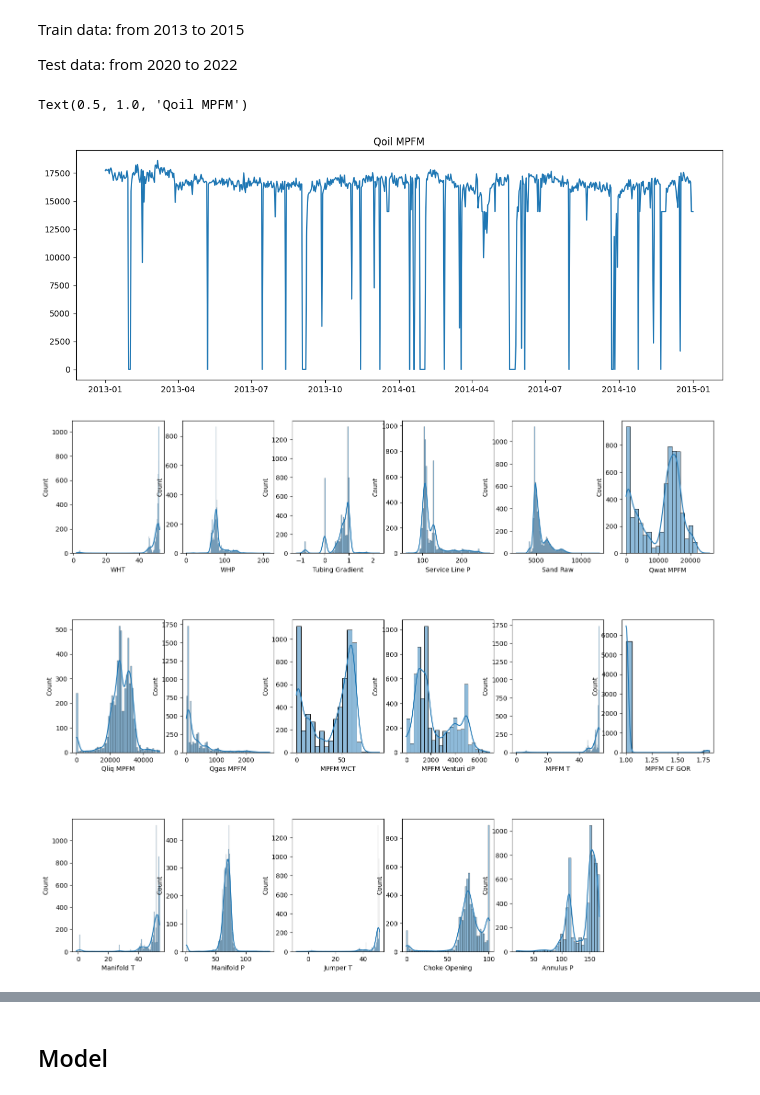
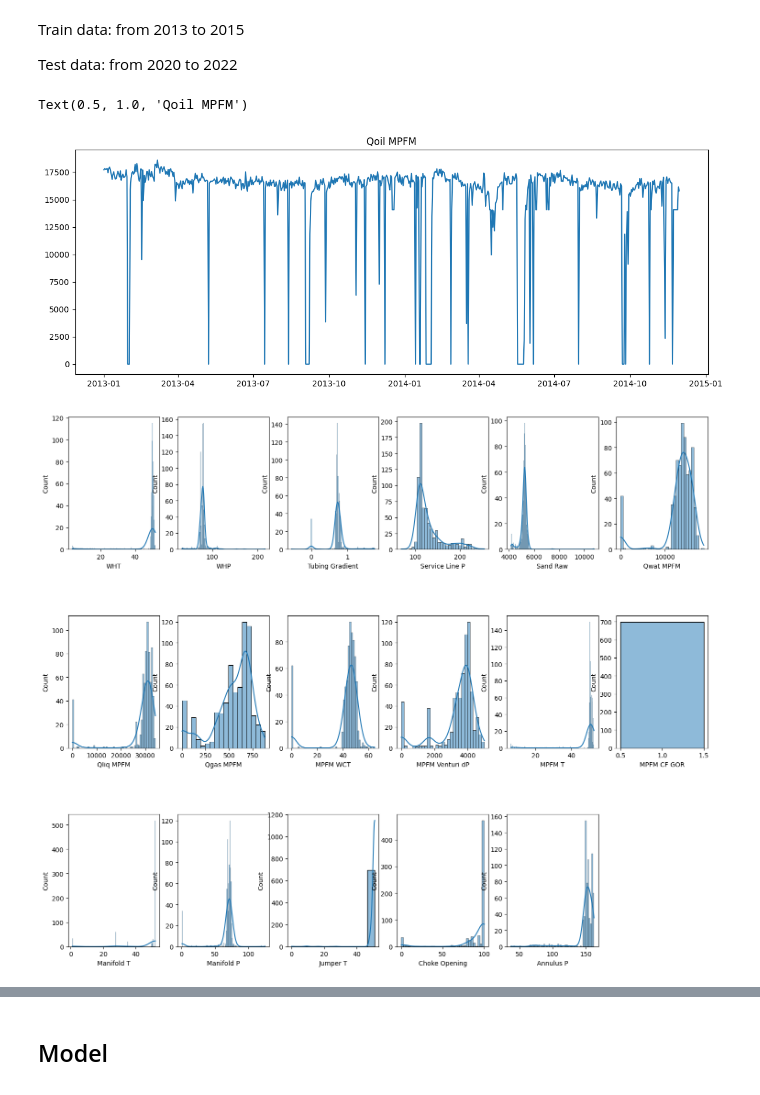
Before and after one commit to mattwagon/oil_production_prediction, a Jupyter notebook: notebooks/eduardo - basic mvp.ipynb, the cells around one changed output, grey strips where cells are left out. Cells and saved outputs as stored; diff of their text form; code cells hidden in the pictures.

```diff
--- a/notebooks/eduardo - basic mvp.ipynb
+++ b/notebooks/eduardo - basic mvp.ipynb
@@ -454,15 +347,0 @@ plt.show()
-# %%
-# Create a figure and axis for each histogram
-fig, axs = plt.subplots(5, 4, figsize=(15, 10))
-
-axs = axs.ravel()
-
-for i, col in enumerate(df_split_train.drop(columns='Date').columns):
-    sns.histplot(df_split_train[col], kde=True, ax=axs[i])
-
-for j in range(len(df_split_train.drop(columns='Date').columns), len(axs)):
-    axs[j].axis('off')
-
-plt.subplots_adjust(hspace=0.5)
-
-plt.show()
@@ -501,4 +356,16 @@ Text(0.5, 1.0, 'Qoil MPFM from 2007 to 2022')
 Train data: from 2013 to 2015
 
 Test data: from 2020 to 2022
+# %%
+train_start_date = pd.to_datetime('2012-12-31 23:00:00')
+train_end_date = pd.to_datetime('2014-11-29 23:00:00')
+val_start_date = pd.to_datetime('2014-11-30 23:00:00')
+val_end_date = pd.to_datetime('2014-12-30 23:00:00')
+test_start_date = pd.to_datetime('2019-12-31 23:00:00')
+test_end_date = pd.to_datetime('2022-12-30 23:00:00')
+
+
+df_train = df[(df['Date']>=train_start_date) & (df['Date']<=train_end_date)]
+df_val = df[(df['Date']>=val_start_date) & (df['Date']<=val_end_date)]
+df_test = df[(df['Date']>=test_start_date) & (df['Date']<=test_end_date)]
 # %%
@@ -524,21 +386,21 @@ plt.plot(df_train['Date'], df_train['Qoil MPFM'])
 plt.title('Qoil MPFM')
 # %% [output]
 Text(0.5, 1.0, 'Qoil MPFM')
-[figure, old version]
+[figure, new version]
 # %%
 # Create a figure and axis for each histogram
 fig, axs = plt.subplots(3, 6, figsize=(18, 15))
 
 axs = axs.ravel()
 
-for i, col in enumerate(X.columns):
-    sns.histplot(X[col], kde=True, ax=axs[i])
+for i, col in enumerate(X_train.columns):
+    sns.histplot(X_train[col], kde=True, ax=axs[i])
 
-for j in range(len(X.columns), len(axs)):
+for j in range(len(X_train.columns), len(axs)):
     axs[j].axis('off')
 
 plt.subplots_adjust(hspace=0.5)
 
 plt.show()
 # %% [output]
-[figure, old version]
+[figure, new version]
```
Also changed, not shown: parts of 48 cells of this notebook.
